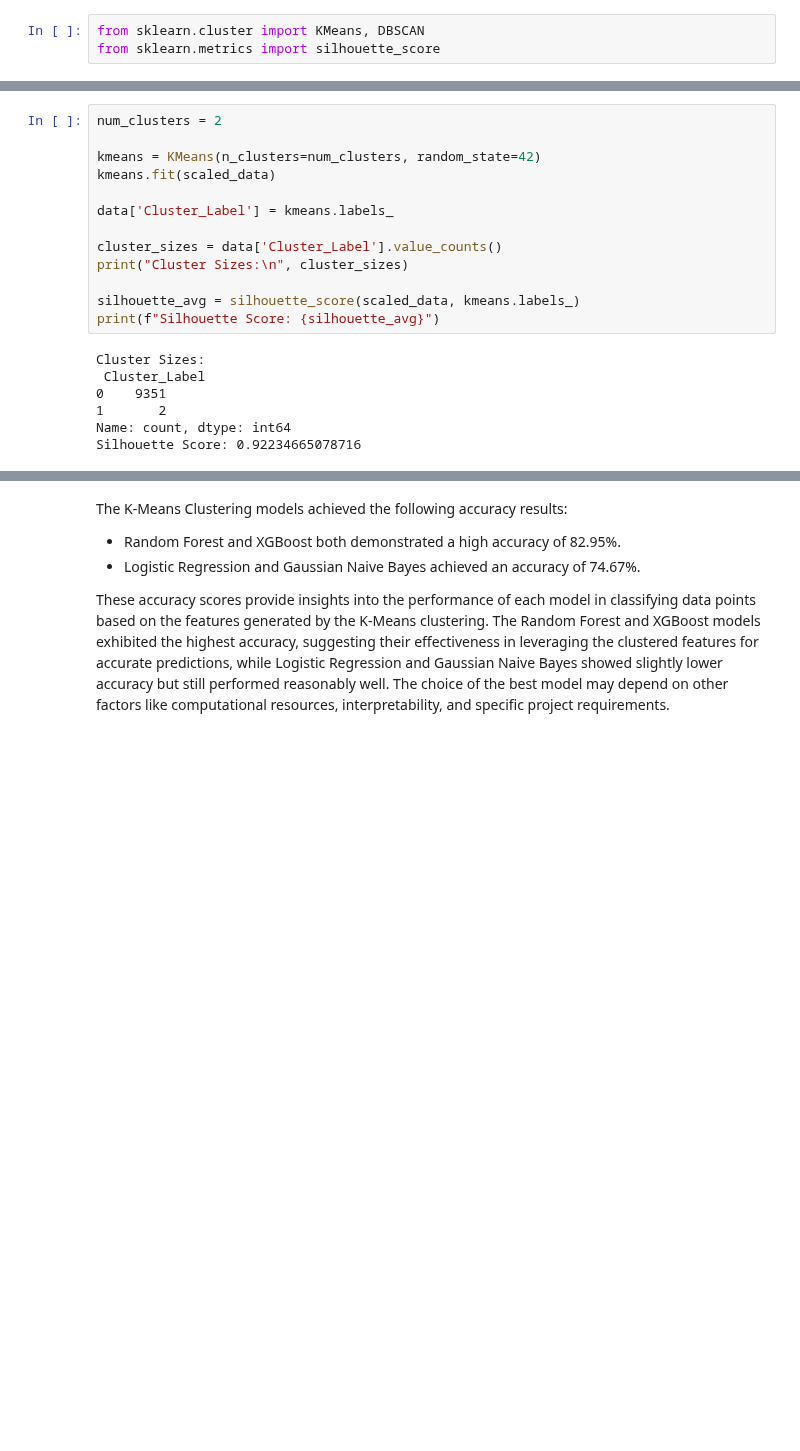
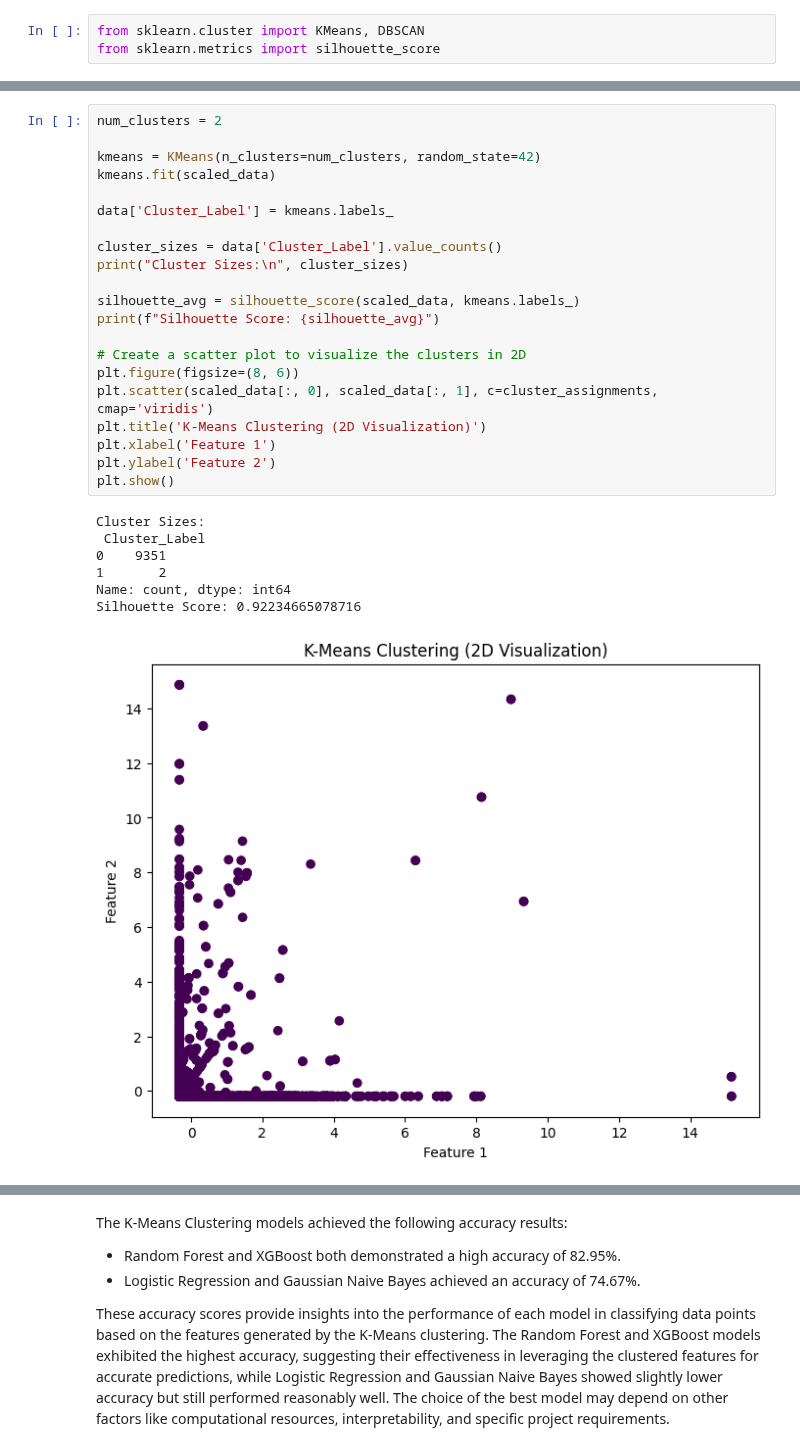
Before and after one commit to Mr-Chang95/Spam-Classification-with-KMeans-Clustering, a Jupyter notebook: project_draft.ipynb, the cells around one changed output, grey strips where cells are left out. Cells and saved outputs as stored; diff of their text form; blank space fills up the shorter version.

Commit message:
Improve Clustering

```diff
--- a/project_draft.ipynb
+++ b/project_draft.ipynb
@@ -299,23 +301,32 @@ plt.show()
 # %%
 num_clusters = 2
 
 kmeans = KMeans(n_clusters=num_clusters, random_state=42)
 kmeans.fit(scaled_data)
 
 data['Cluster_Label'] = kmeans.labels_
 
 cluster_sizes = data['Cluster_Label'].value_counts()
 print("Cluster Sizes:\n", cluster_sizes)
 
 silhouette_avg = silhouette_score(scaled_data, kmeans.labels_)
 print(f"Silhouette Score: {silhouette_avg}")
+
+# Create a scatter plot to visualize the clusters in 2D
+plt.figure(figsize=(8, 6))
+plt.scatter(scaled_data[:, 0], scaled_data[:, 1], c=cluster_assignments, cmap='viridis')
+plt.title('K-Means Clustering (2D Visualization)')
+plt.xlabel('Feature 1')
+plt.ylabel('Feature 2')
+plt.show()
 # %% [output]
 Cluster Sizes:
  Cluster_Label
 0    9351
 1       2
 Name: count, dtype: int64
 Silhouette Score: 0.92234665078716
+[figure, added]
 # %%
 from sklearn.decomposition import PCA
 
```
Also changed, not shown: parts of 14 cells of this notebook.
